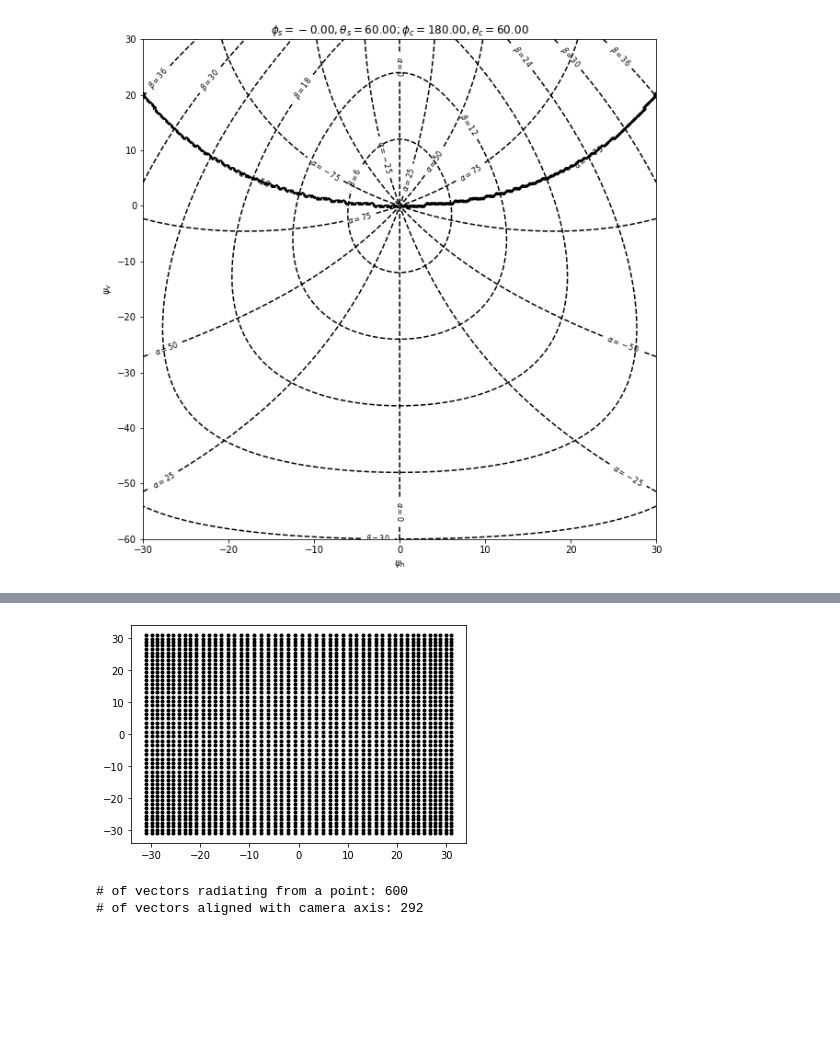
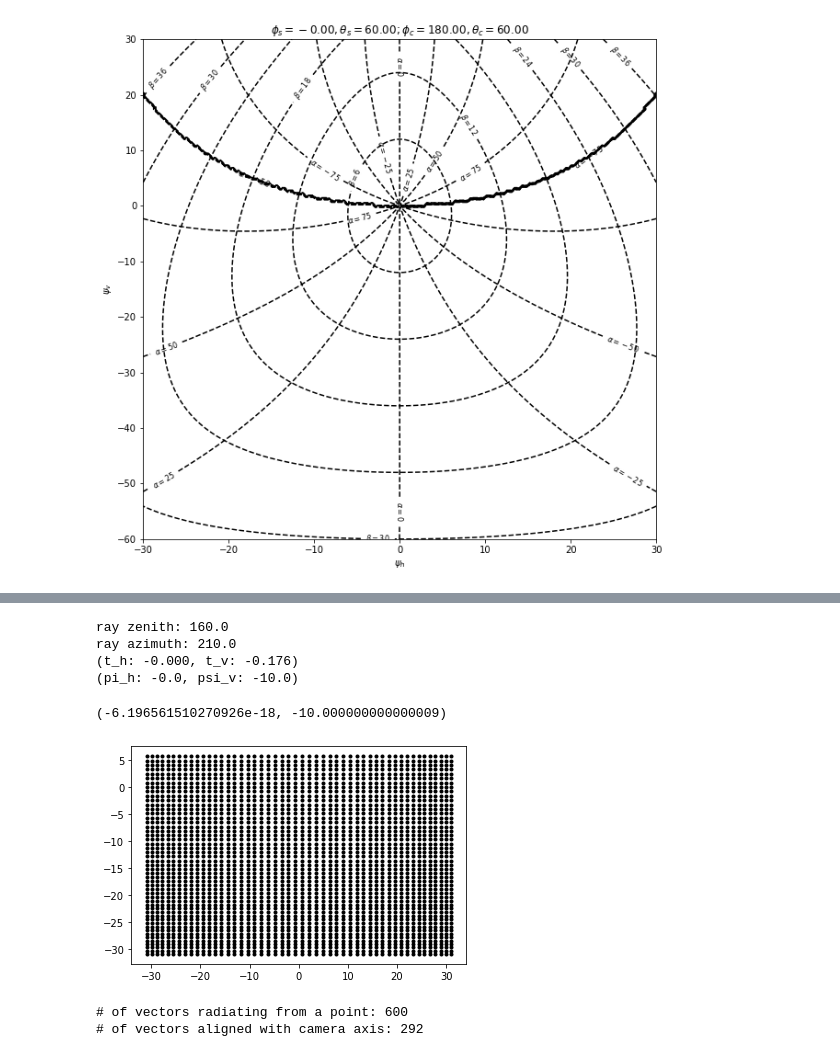
Before and after one commit to pakhuiying/wave_simulation, a Jupyter notebook: Cox_Munk_wave.ipynb, the cells around one changed output, grey strips where cells are left out. Drawn from its saved outputs; the diff is of its cells as text; code cells hidden in the pictures; blank space fills up the shorter version.

Commit message:
testing glitter patterns

```diff
--- a/Cox_Munk_wave.ipynb
+++ b/Cox_Munk_wave.ipynb
@@ -1104,7 +1104,7 @@ print('Number of data files: {}'.format(len(data_list)))
 ['solaralt30_solarazi000_windspeed10_DaughterRays.json', 'solaralt30_solarazi045_windspeed10_DaughterRays.json', 'solaralt30_solarazi090_windspeed10_DaughterRays.json', 'solaralt30_solarazi135_windspe ...
 Number of data files: 20
 # %%
-solar_altitude, solar_azimuth,U = rt.parse_solar_attributes(list(data_list)[1])
+solar_altitude, solar_azimuth,U = rt.parse_solar_attributes(list(data_list)[0])
 ray_azimuth = (solar_azimuth+180)%360
 print(f'solar altitude: {solar_altitude}, wind speed: {U}m/s\nsolar azimuth: {solar_azimuth}, ray azimuth: {ray_azimuth}')
 # %% [output]
@@ -1215,0 +1158,6 @@ t_h,t_v = get_pseudo_xi(xi_prime,camera_axis)
+# %%
+t_h = [i['t_h'] for i in glitter_pattern]
+t_v = [i['t_v'] for i in glitter_pattern]
+plt.figure()
+plt.plot(t_h,t_v,'k.')
+plt.show()
@@ -1216,29 +1198,75 @@ t_h,t_v = get_pseudo_xi(xi_prime,camera_axis)
+# %%
+BP = rt.BoundaryPoints(HD,solar_altitude = 70,
+                        solar_azimuth = 30,
+                        step = step)
+xi_prime = BP.get_xi_prime()
+camera_axis = xi_prime - 2*np.dot(xi_prime,rtc.k)*rtc.k
+
+def test_glitter(xi_prime,camera_axis,xi_r,f=1):
+    xi_prime = xi_prime/np.linalg.norm(xi_prime)
+    camera_axis = camera_axis/np.linalg.norm(camera_axis)
+    ray_azimuth = np.arctan(xi_prime[1]/xi_prime[0])  #angle (in rad) between i and ray direction (phi)
+    # print(f'ray azimuth: {ray_azimuth/np.pi*180:.1f}')
+    ray_zenith = np.arccos(xi_prime[2])
+    print(f'ray zenith: {ray_zenith/np.pi*180:.1f}')
+
+    if np.sign(xi_prime[1]) >= 0 and np.sign(xi_prime[0]) >= 0:
+        ray_azimuth = ray_azimuth
+        solar_azimuth = ray_azimuth + np.pi
+    elif np.sign(xi_prime[1]) >= 0 and np.sign(xi_prime[0]) < 0:
+        ray_azimuth = ray_azimuth + np.pi
+        solar_azimuth = ray_azimuth
+    elif np.sign(xi_prime[1]) < 0 and np.sign(xi_prime[0]) < 0:
+        ray_azimuth = ray_azimuth + np.pi
+        solar_azimuth = ray_azimuth
+    else:
+        ray_azimuth = 2*np.pi + ray_azimuth
+        solar_azimuth = ray_azimuth - np.pi
+
+    phi_prime = ray_azimuth
+    print(f'ray azimuth: {ray_azimuth/np.pi*180:.1f}')
+    wind_to_sun_mat = rt.wind_to_sun_rot(phi_prime)
+    xi_r = np.dot(wind_to_sun_mat,xi_r) # (xi_x,xi_y,xi_z)
+    a = np.dot(wind_to_sun_mat,camera_axis)
+
+    t_h = -f*xi_r[1]/np.dot(xi_r,a)
+    t_v = f*(xi_r[0]*a[2] - xi_r[2]*a[0])/np.dot(xi_r,a)
+    print(f'(t_h: {t_h:.3f}, t_v: {t_v:.3f})')
+    psi_h = np.arctan(t_h/f)/np.pi*180
+    psi_v = np.arctan(t_v/f)/np.pi*180
+    print(f'(pi_h: {psi_h:.1f}, psi_v: {psi_v:.1f})')
+    return (psi_h,psi_v)
+
+test_glitter(xi_prime,camera_axis,xi_r)
+# %% [output]
+ray zenith: 160.0
+ray azimuth: 210.0
+(t_h: -0.000, t_v: -0.176)
+(pi_h: -0.0, psi_v: -10.0)
+(-6.196561510270926e-18, -10.000000000000009)
 # %%
 def t_to_psi(xi_prime,camera_axis,f=1):
     t = 0.6
     t_h = np.linspace(-t,t,50)
-    t_v = np.linspace(-t,t,50)#np.repeat(0,100)
+    t_v = np.linspace(-t,0.1,50)#np.repeat(0,100)
     # t_v = np.linspace(-1.5,1.5,100)
     t_h, t_v = np.meshgrid(t_h,t_v)
     xi_prime = xi_prime/np.linalg.norm(xi_prime)
     camera_axis = camera_axis/np.linalg.norm(camera_axis)
-    x = np.array([xi_prime[0],xi_prime[1],0])
-    x = x/np.linalg.norm(x)
-    i = np.array([1,0,0])
-    phi_prime = np.arccos(np.dot(x,i))
+    phi_prime = np.arctan(xi_prime[1]/xi_prime[0])
     rot_mat = rt.wind_to_sun_rot(phi_prime)
     xi_prime_sun = np.dot(rot_mat,xi_prime)
     a_sun = np.dot(rot_mat,camera_axis)
     psi_h = [np.arctan(h/f)/np.pi*180 for h in t_h.flatten()]
     psi_v = [np.arctan(v/f)/np.pi*180 for v in t_v.flatten()]
     plt.figure()
     plt.plot(psi_h,psi_v,'k.')
     plt.show()
     return
 
 t_to_psi(xi_prime,camera_axis,f=1)
 # %% [output]
-[figure, old version]
+[figure, new version]
 # %%
 u, v = np.mgrid[0:2 * np.pi:30j, 0:np.pi:20j]
 x = np.cos(u) * np.sin(v)
```
Also changed, not shown: parts of 10 cells of this notebook, 1 other file.
